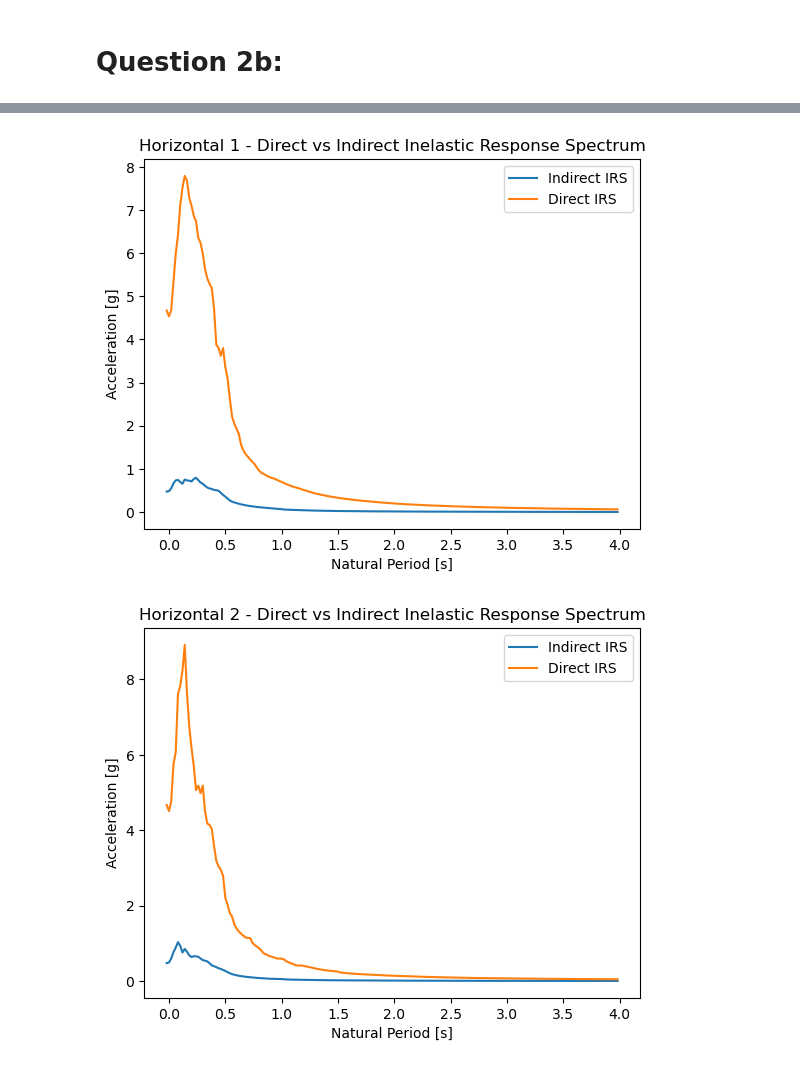
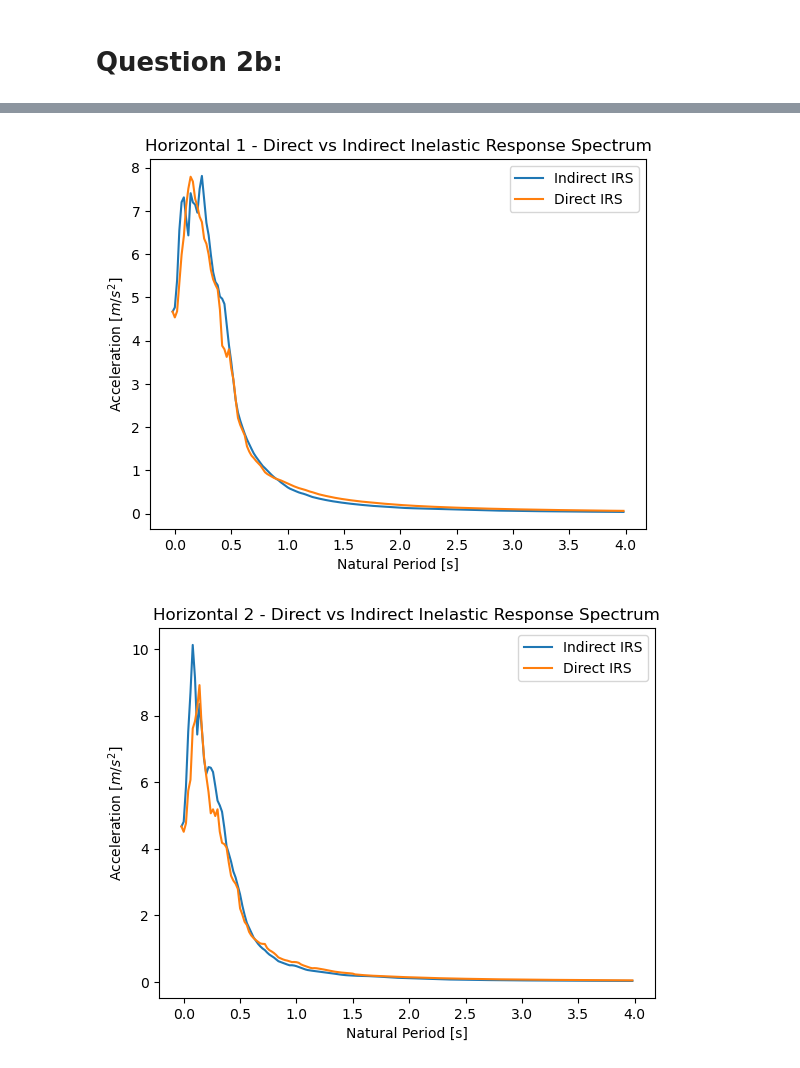
Before and after one commit to Lymone96/CIEM5220-Group2, a Jupyter notebook: 1_SRE/Part 2/Python for Project Work SRE_Part 2/IERS/IERS.ipynb, the cells around one changed output, grey strips where cells are left out. Cells and saved outputs as stored; diff of their text form; code cells hidden in the pictures.

```diff
--- a/1_SRE/Part 2/Python for Project Work SRE_Part 2/IERS/IERS.ipynb
+++ b/1_SRE/Part 2/Python for Project Work SRE_Part 2/IERS/IERS.ipynb
@@ -111,11 +113,11 @@ for i in range(201):
     if Tn[i] <= 0.05:
         Ry[i] = 1                    # <------ fill in equation here
     elif Tn[i] > 0.05 and Tn[i] <= 0.12:
-        Ry[i] = 1 + ((np.sqrt(2*mu-1)-1)/(0.12-0.05))*(Tn[i]-0.05)  # linearly interpolate between 0.05-12s
+        Ry[i] = 1 + ((np.sqrt(2*mu-1)-1)/(0.12-0.05))*(Tn[i]-0.05)   # linearly interpolate between 0.05-12s
     elif Tn[i] > 0.12 and Tn[i] <= 0.5:
         Ry[i] = np.sqrt(2*mu-1)
     elif Tn[i] > 0.5 and Tn[i] <= 1:
-        Ry[i] = np.sqrt(2*mu-1)      # <------ fill in equation here
+        Ry[i] = np.sqrt(2*mu-1) + ((mu - np.sqrt(2*mu-1))/(1-0.5))*(Tn[i]-0.5)   # (a linear interpolation was chosen for this segment as well) <------ fill in equation here
     elif Tn[i] > 1:
         Ry[i] = mu                   # <------ fill in equation here
 
@@ -159,9 +161,8 @@ df_SA_el_hor2_mean = pd.read_excel('ERS_Means/SA_el_hor2_mean.xlsx', engine='ope
 df_SA_el_ver_mean = pd.read_excel('ERS_Means/SA_el_ver_mean.xlsx', engine='openpyxl')
 
 # Create variable from dataframe
-# In order to keep units consistent between plots they are hereby converted to [g]
-SA_el_hor1_mean = df_SA_el_hor1_mean.iloc[:,2]/9.81
-SA_el_hor2_mean = df_SA_el_hor2_mean.iloc[:,2]/9.81
+SA_el_hor1_mean = df_SA_el_hor1_mean.iloc[:,2]
+SA_el_hor2_mean = df_SA_el_hor2_mean.iloc[:,2]
 
 # Compute reduced spectra
 SA_in_ind_hor1_mean = np.zeros(201)
@@ -171,14 +172,14 @@ for i in range(201):
     SA_in_ind_hor2_mean[i] = SA_el_hor2_mean[i] / Ry[i]
 
 plt.plot(Tn,SA_in_ind_hor1_mean)
-plt.title("Horizontal 1 - Indirect (Newmakrk-Hall) Inelastic Response Spectrum ")
-plt.xlabel('Natural Period [s]')
-plt.ylabel('Acceleration [g]')
+plt.title("Horizontal 1 - Indirect (Newmark-Hall) Inelastic Response Spectrum ")
+plt.xlabel(r'Natural Period [s]')
+plt.ylabel(r'Acceleration [$m/s^2$]')
 plt.show()
 
 plt.plot(Tn,SA_in_ind_hor2_mean)
-plt.title("Horizontal 2 - Indirect (Newmakrk-Hall) Inelastic Response Spectrum ")
-plt.xlabel('Natural Period [s]')
-plt.ylabel('Acceleration [g]')
+plt.title("Horizontal 2 - Indirect (Newmark-Hall) Inelastic Response Spectrum ")
+plt.xlabel(r'Natural Period [s]')
+plt.ylabel(r'Acceleration [$m/s^2$]')
 plt.show()
 # %% [output]
@@ -291,29 +292,29 @@ if not os.path.exists("SA_in_dir_mean_stored.pkl"):
 # SA_in_dir_ver_vecs  = SA_in_dir_vec_store[2]
 
 SA_in_dir_mean_store = pickle.load(open("SA_in_dir_mean_stored.pkl","rb"))
-SA_in_dir_hor1_mean = SA_in_dir_mean_stored[0]
-SA_in_dir_hor2_mean = SA_in_dir_mean_stored[1]
-SA_in_dir_ver_mean  = SA_in_dir_mean_stored[2]
+SA_in_dir_hor1_mean = SA_in_dir_mean_store[0]
+SA_in_dir_hor2_mean = SA_in_dir_mean_store[1]
+SA_in_dir_ver_mean  = SA_in_dir_mean_store[2]
 # %%
 # Plots
 
 # Horizontal-1
 plt.plot(Tn,SA_in_ind_hor1_mean, label='Indirect IRS')
 plt.plot(Tn,SA_in_dir_hor1_mean, label='Direct IRS')
 plt.title('Horizontal 1 - Direct vs Indirect Inelastic Response Spectrum')
 plt.xlabel('Natural Period [s]')
-plt.ylabel('Acceleration [g]')
+plt.ylabel(r'Acceleration [$m/s^2$]')
 plt.legend()
 plt.show()
 
 # Horizontal-2
 plt.plot(Tn,SA_in_ind_hor2_mean, label='Indirect IRS')
 plt.plot(Tn,SA_in_dir_hor2_mean, label='Direct IRS')
 plt.title('Horizontal 2 - Direct vs Indirect Inelastic Response Spectrum')
 plt.xlabel('Natural Period [s]')
-plt.ylabel('Acceleration [g]')
+plt.ylabel(r'Acceleration [$m/s^2$]')
 plt.legend()
 plt.show()
 # %% [output]
-[figure, old version]
+[figure, new version]
-[figure, old version]
+[figure, new version]
```
Also changed, not shown: parts of 5 cells of this notebook, 11 other files.
